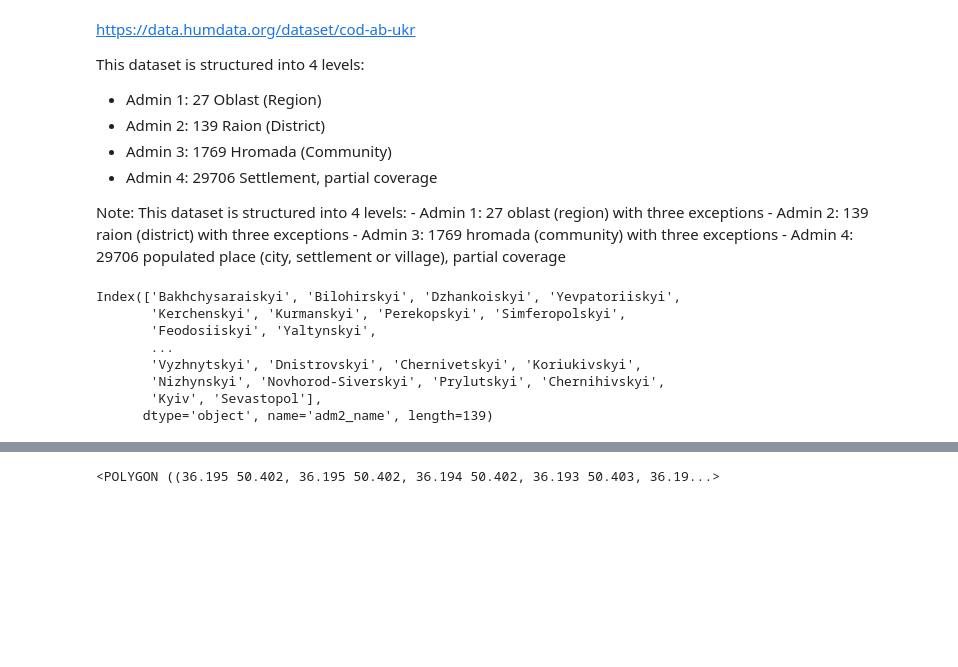
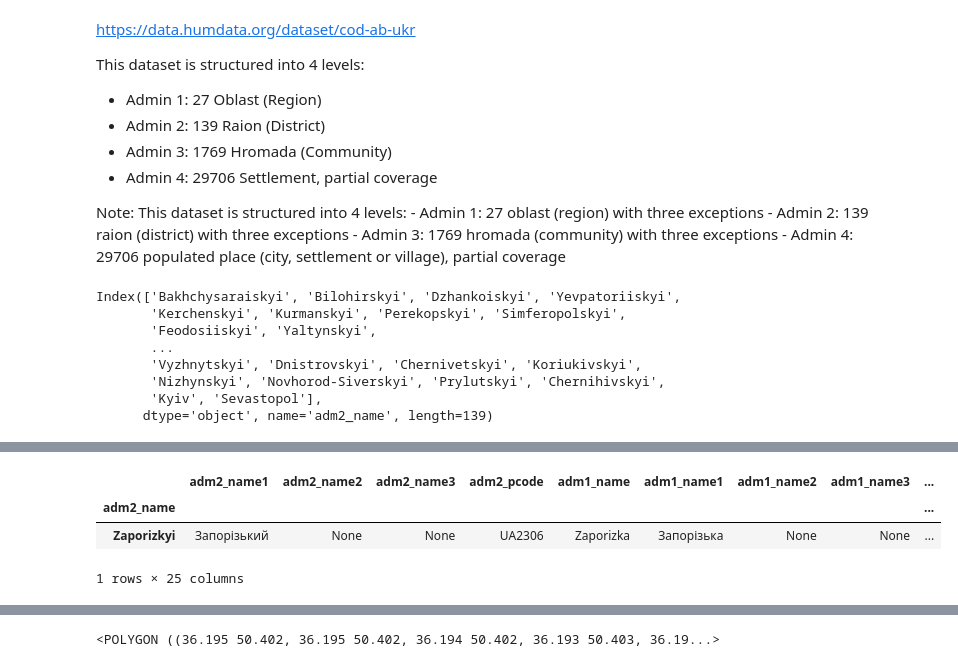
Before and after one commit to werowe/deepstate-map-data, a Jupyter notebook: hypatia/oblast-districts-towns.ipynb, the cells around one changed output, grey strips where cells are left out. Cells and saved outputs as stored; diff of their text form; code cells hidden in the pictures; blank space fills up the shorter version.

```diff
--- a/hypatia/oblast-districts-towns.ipynb
+++ b/hypatia/oblast-districts-towns.ipynb
@@ -44,3 +51,10 @@ Index(['Bakhchysaraiskyi', 'Bilohirskyi', 'Dzhankoiskyi', 'Yevpatoriiskyi',
+# %%
+gdf.filter(like="Zap",axis="index")
+# %% [output]
+|  | adm2_name1 | adm2_name2 | adm2_name3 | adm2_pcode | adm1_name | adm1_name1 | adm1_name2 | adm1_name3 | ... |
+| adm2_name |  |  |  |  |  |  |  |  | ... |
+| Zaporizkyi | Запорізький | None | None | UA2306 | Zaporizka | Запорізька | None | None | ... |
+1 rows × 25 columns
 # %%
 # Use this to find if don't know spelling
 
```
Also changed, not shown: parts of 6 cells of this notebook.
